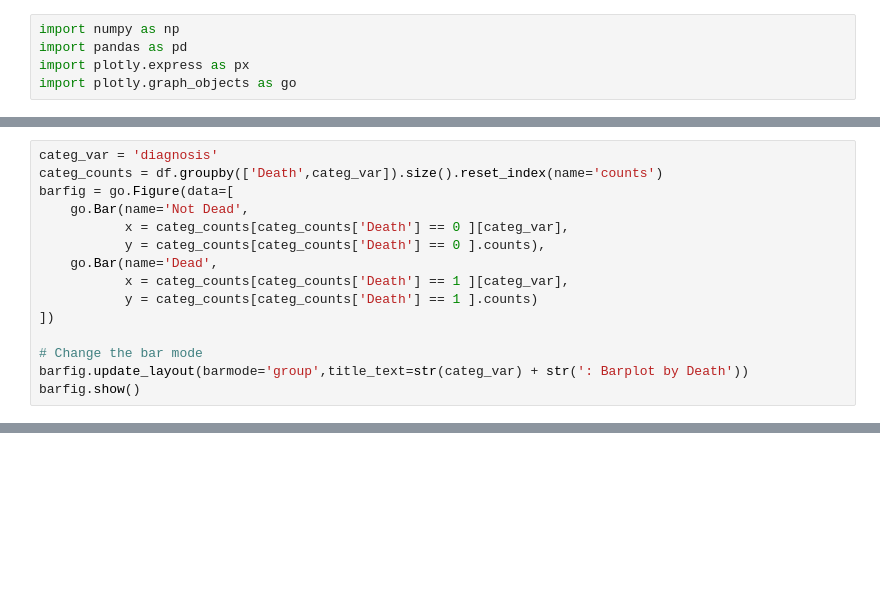
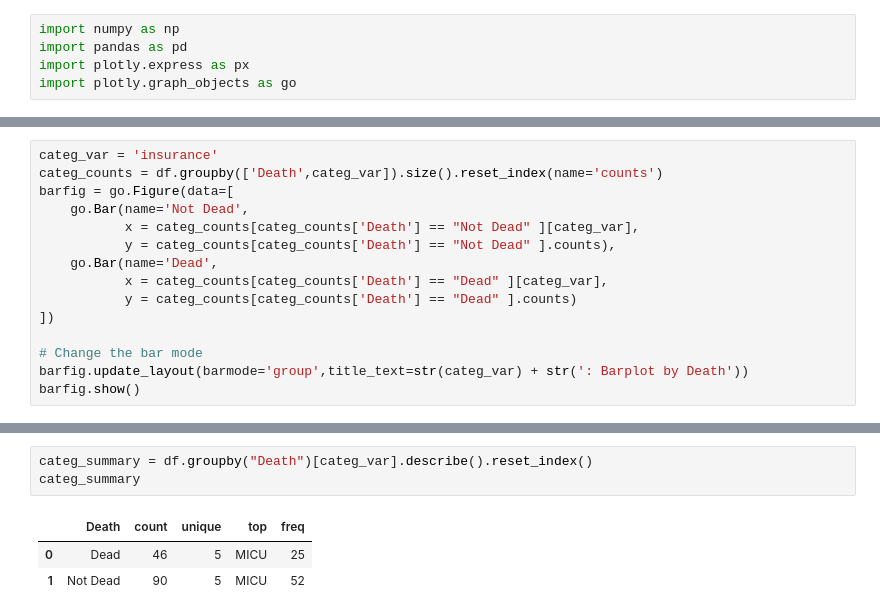
Before and after one commit to delashu/BIOS823_Project, a Jupyter notebook: scripts/dashboard/dashboard_sandbox.ipynb, the cells around one changed output, grey strips where cells are left out. Saved outputs shown, nothing was run; the diff lists cells and outputs as text; blank space fills up the shorter version.

```diff
--- a/scripts/dashboard/dashboard_sandbox.ipynb
+++ b/scripts/dashboard/dashboard_sandbox.ipynb
@@ -33,13 +41,13 @@ fig_cont.show()
 # %%
-categ_var = 'diagnosis'
+categ_var = 'insurance'
 categ_counts = df.groupby(['Death',categ_var]).size().reset_index(name='counts')
 barfig = go.Figure(data=[
     go.Bar(name='Not Dead',
-           x = categ_counts[categ_counts['Death'] == 0 ][categ_var],
-           y = categ_counts[categ_counts['Death'] == 0 ].counts),
+           x = categ_counts[categ_counts['Death'] == "Not Dead" ][categ_var],
+           y = categ_counts[categ_counts['Death'] == "Not Dead" ].counts),
     go.Bar(name='Dead',
-           x = categ_counts[categ_counts['Death'] == 1 ][categ_var],
-           y = categ_counts[categ_counts['Death'] == 1 ].counts)
+           x = categ_counts[categ_counts['Death'] == "Dead" ][categ_var],
+           y = categ_counts[categ_counts['Death'] == "Dead" ].counts)
 ])
 
 # Change the bar mode
@@ -47,3 +55,10 @@ barfig.update_layout(barmode='group',title_text=str(categ_var) + str(': Barplot
 barfig.show()
 # %% [output]
 [interactive output not drawn]
+# %%
+categ_summary = df.groupby("Death")[categ_var].describe().reset_index()
+categ_summary
+# %% [output]
+|  | Death | count | unique | top | freq |
+| 0 | Dead | 46 | 5 | MICU | 25 |
+| 1 | Not Dead | 90 | 5 | MICU | 52 |
```
Also changed, not shown: parts of 5 cells of this notebook.
